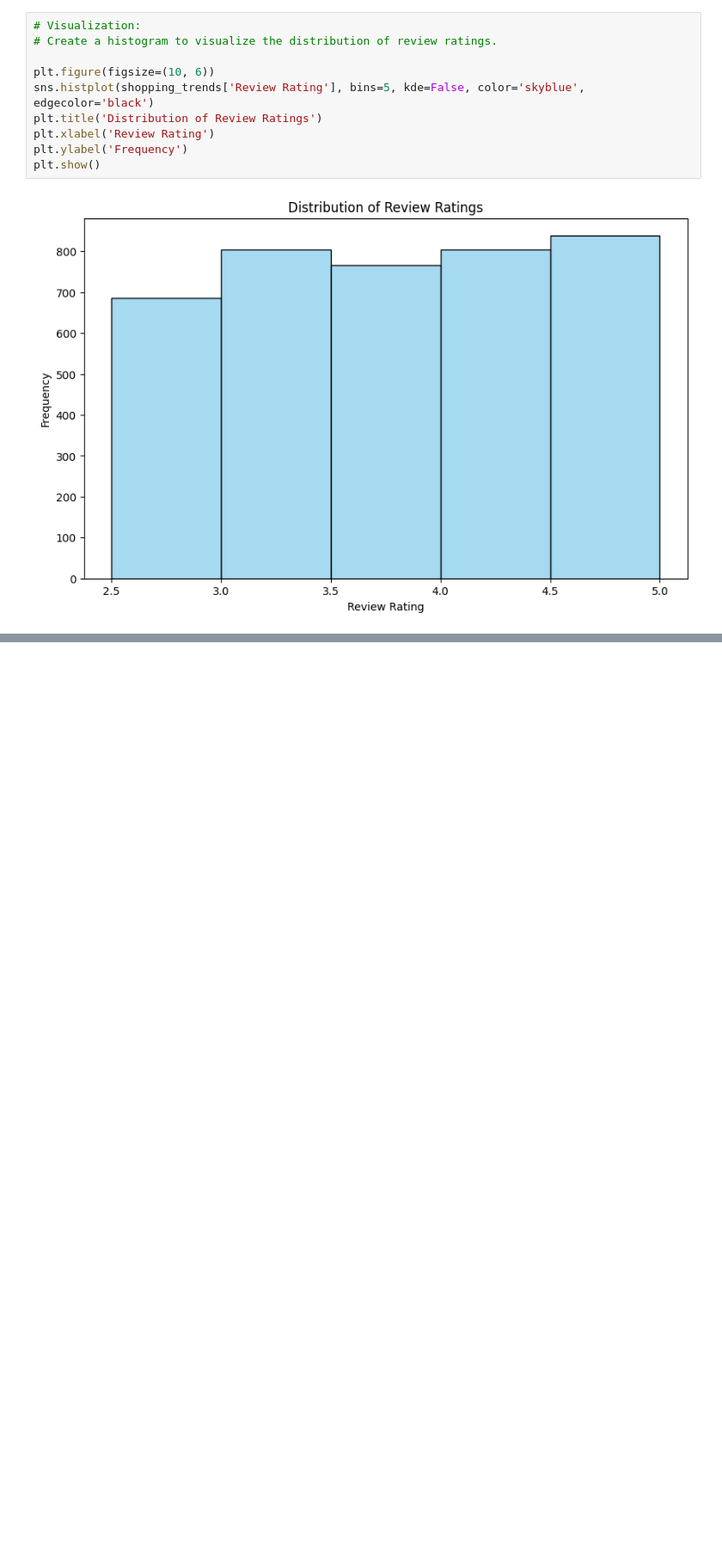
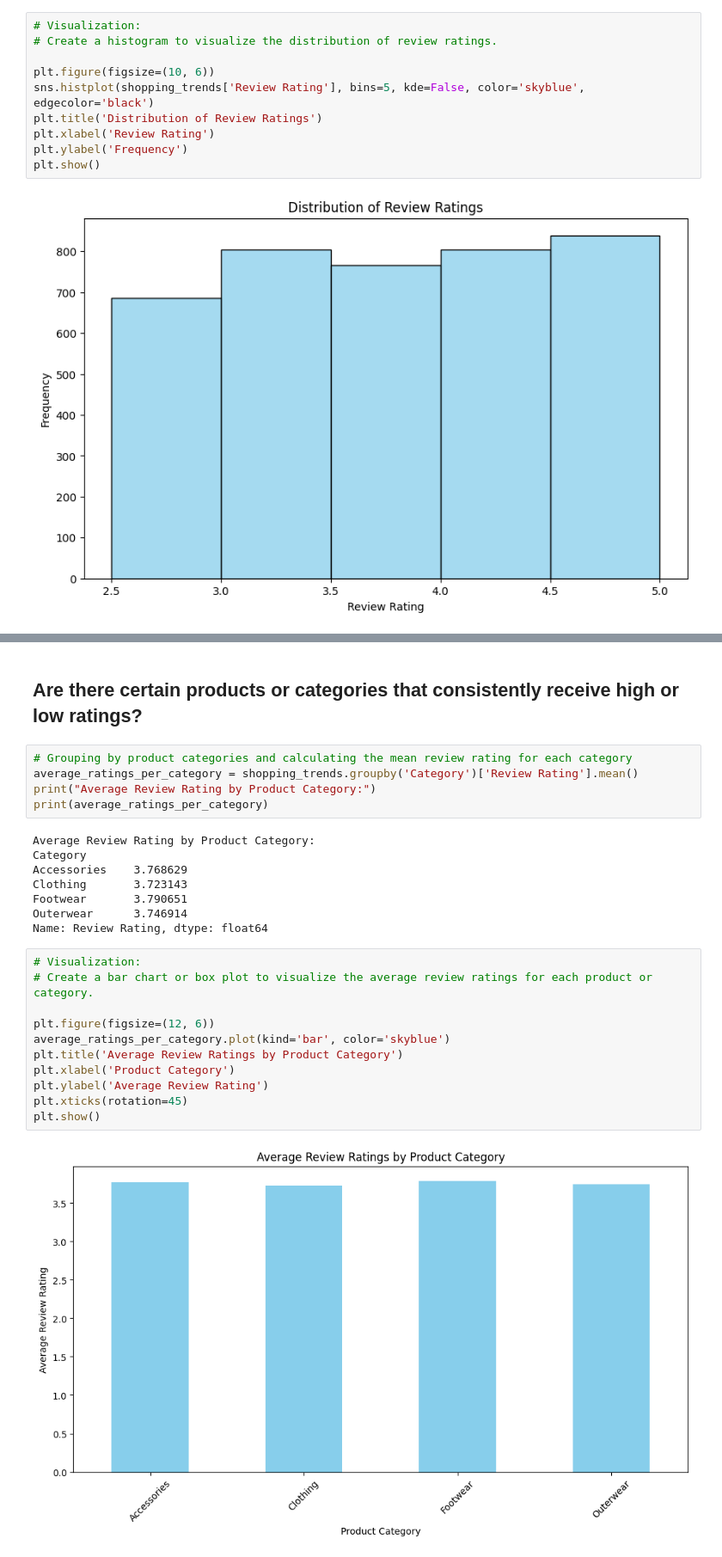
Before and after one commit to melvinquashie/Consumer-Behavior-and-Shopping-Habits, a Jupyter notebook: Consumer Behavior and Shopping Habits/Untitled-1.ipynb, the cells around one changed output, grey strips where cells are left out. Shown at 86% size. Saved outputs shown, nothing was run; the diff lists cells and outputs as text; blank space fills up the shorter version.

```diff
--- a/Consumer Behavior and Shopping Habits/Untitled-1.ipynb
+++ b/Consumer Behavior and Shopping Habits/Untitled-1.ipynb
@@ -608,0 +676,28 @@ plt.show()
+# %% [markdown]
+## Are there certain products or categories that consistently receive high or low ratings?
+# %%
+# Grouping by product categories and calculating the mean review rating for each category
+average_ratings_per_category = shopping_trends.groupby('Category')['Review Rating'].mean()
+print("Average Review Rating by Product Category:")
+print(average_ratings_per_category)
+# %% [output]
+Average Review Rating by Product Category:
+Category
+Accessories    3.768629
+Clothing       3.723143
+Footwear       3.790651
+Outerwear      3.746914
+Name: Review Rating, dtype: float64
+# %%
+# Visualization:
+# Create a bar chart or box plot to visualize the average review ratings for each product or category.
+
+plt.figure(figsize=(12, 6))
+average_ratings_per_category.plot(kind='bar', color='skyblue')
+plt.title('Average Review Ratings by Product Category')
+plt.xlabel('Product Category')
+plt.ylabel('Average Review Rating')
+plt.xticks(rotation=45)
+plt.show()
+# %% [output]
+[figure, added]
```
Also changed, not shown: parts of 36 cells of this notebook.
